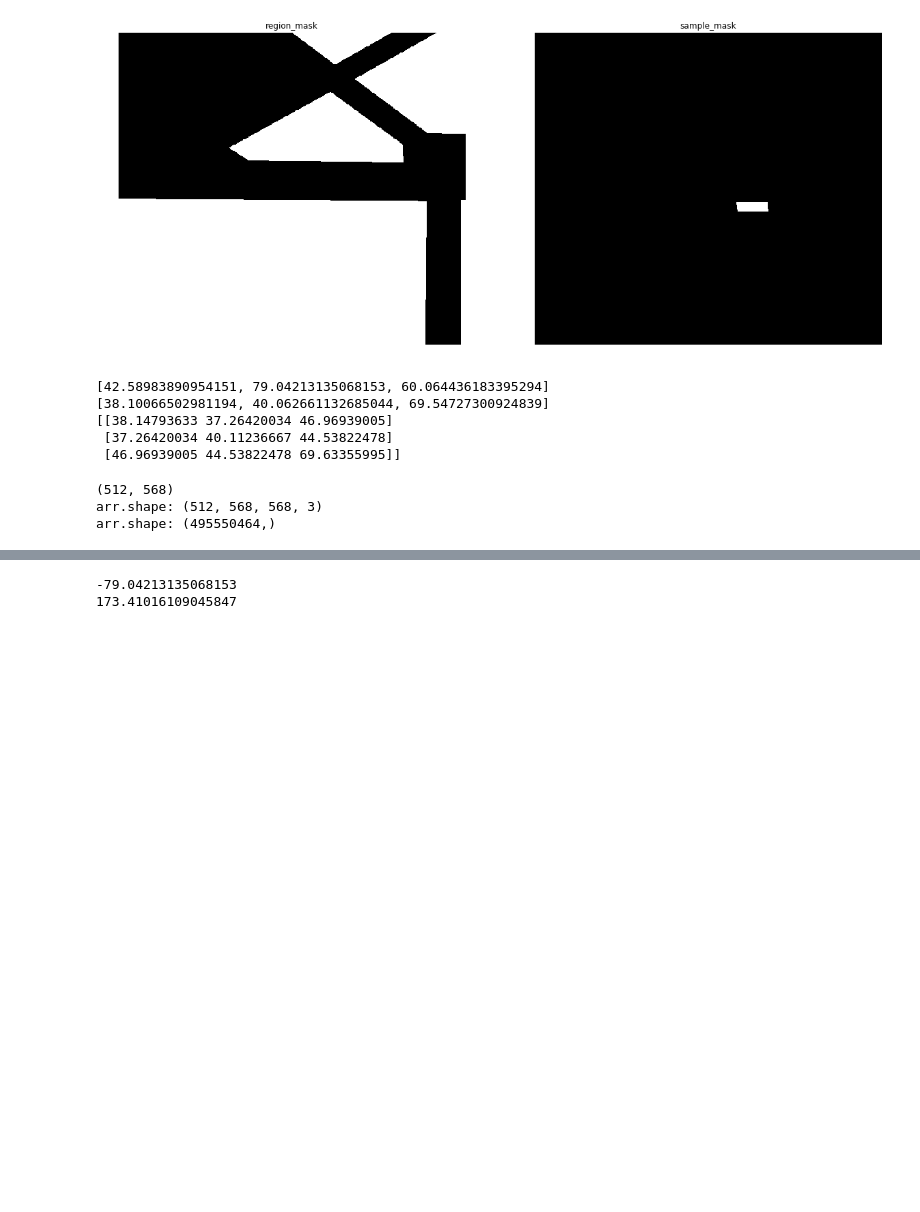
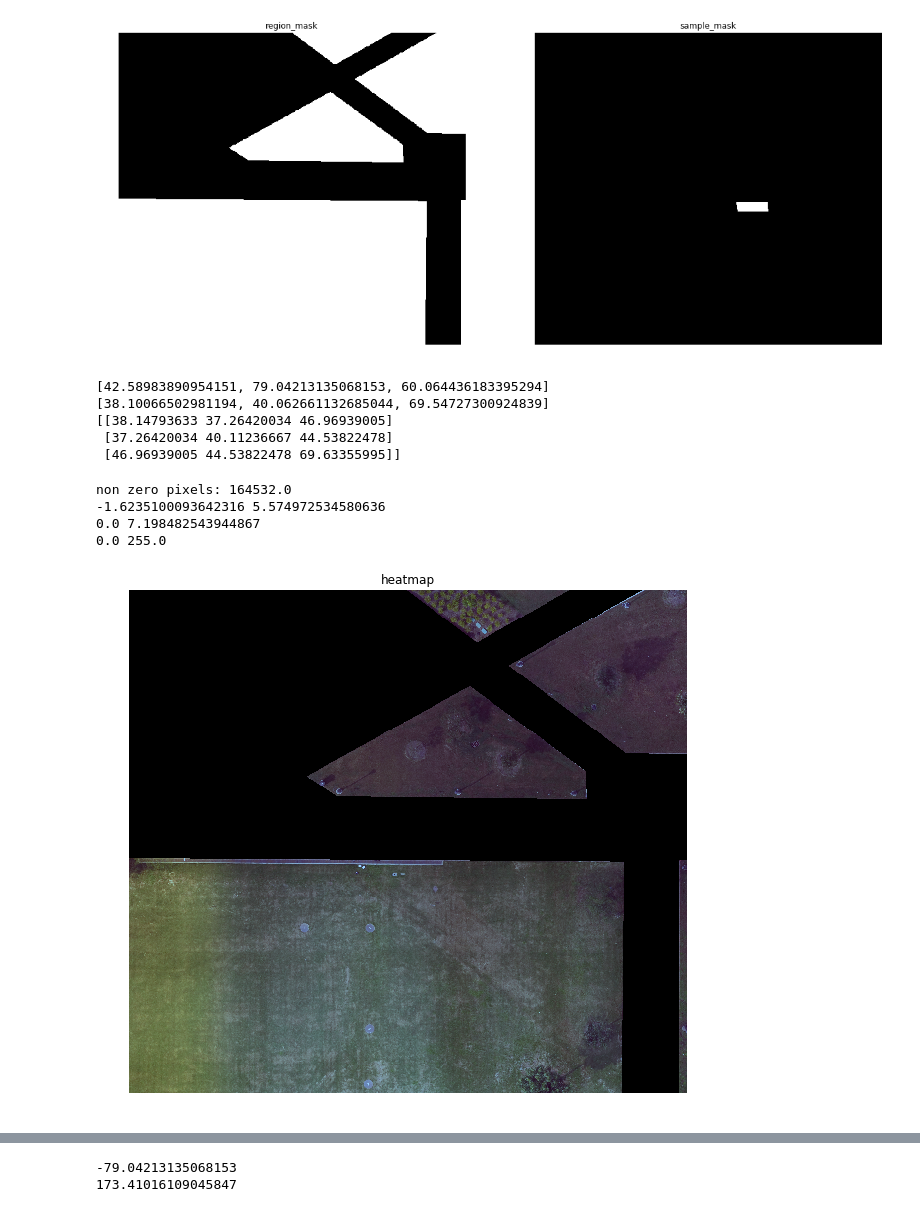
Before and after one commit to alexanderfache6/dronezz, a Jupyter notebook: code/alex_anomaly_detection.ipynb, the cells around one changed output, grey strips where cells are left out. Saved outputs shown, nothing was run; the diff lists cells and outputs as text; code cells hidden in the pictures; blank space fills up the shorter version.

```diff
--- a/code/alex_anomaly_detection.ipynb
+++ b/code/alex_anomaly_detection.ipynb
@@ -79,16 +80,30 @@ print(pixel_covariance)
 [[38.14793633 37.26420034 46.96939005]
  [37.26420034 40.11236667 44.53822478]
  [46.96939005 44.53822478 69.63355995]]
-# %%
-region_mask_bool = np.bool_(region_mask)
-
-arr = region[region_mask, 0]
-print('arr.shape:', arr.shape)
-arr = arr.ravel()
-print('arr.shape:', arr.shape)
-
-px_diff = np.reshape(arr, (int(arr.shape[0]/3), 3)) - pixel_mean
-# %% [output]
-(512, 568)
-arr.shape: (512, 568, 568, 3)
-arr.shape: (495550464,)
+# %%
+print('non zero pixels:', np.sum(region_mask)/255)
+region_mask_bool = np.bool_(region_mask)
+
+heatmap = np.zeros((H, W, 3))
+heatmap[region_mask_bool, :] = region[region_mask_bool, :] - pixel_mean
+heatmap[region_mask_bool, :] = heatmap[region_mask_bool, :] / pixel_variance
+print(np.min(heatmap), np.max(heatmap))
+
+heatmap[region_mask_bool, :] = heatmap[region_mask_bool, :] - np.min(heatmap)
+print(np.min(heatmap), np.max(heatmap))
+scale = 255/np.max(heatmap)
+heatmap[region_mask_bool, :] = heatmap[region_mask_bool, :]*scale
+print(np.min(heatmap), np.max(heatmap))
+
+
+heatmap = heatmap.astype(np.uint8)
+# heatmap = cv2.cvtColor(heatmap, cv2.COLOR_BGR2GRAY)
+# print(np.min(heatmap), np.max(heatmap))
+
+plot_images([heatmap], ['heatmap'])
+# %% [output]
+non zero pixels: 164532.0
+-1.6235100093642316 5.574972534580636
+0.0 7.198482543944867
+0.0 255.0
+[figure, added]
```
Also changed, not shown: parts of 2 cells of this notebook, 16 other files.
